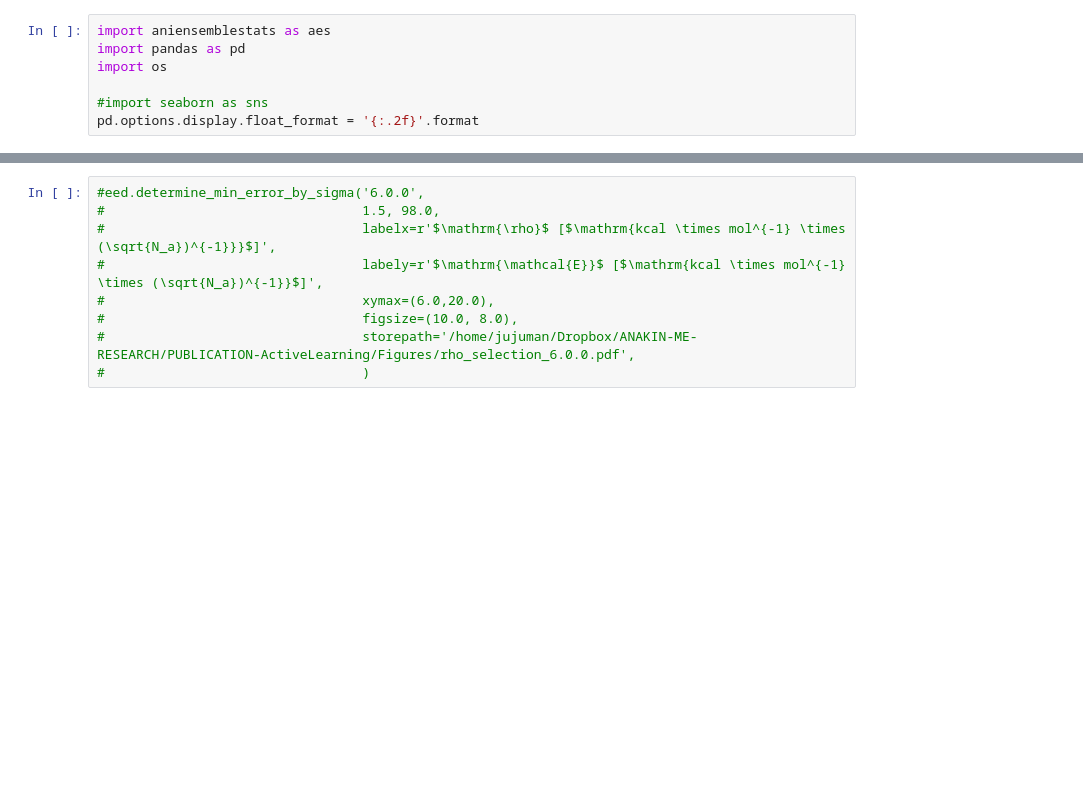
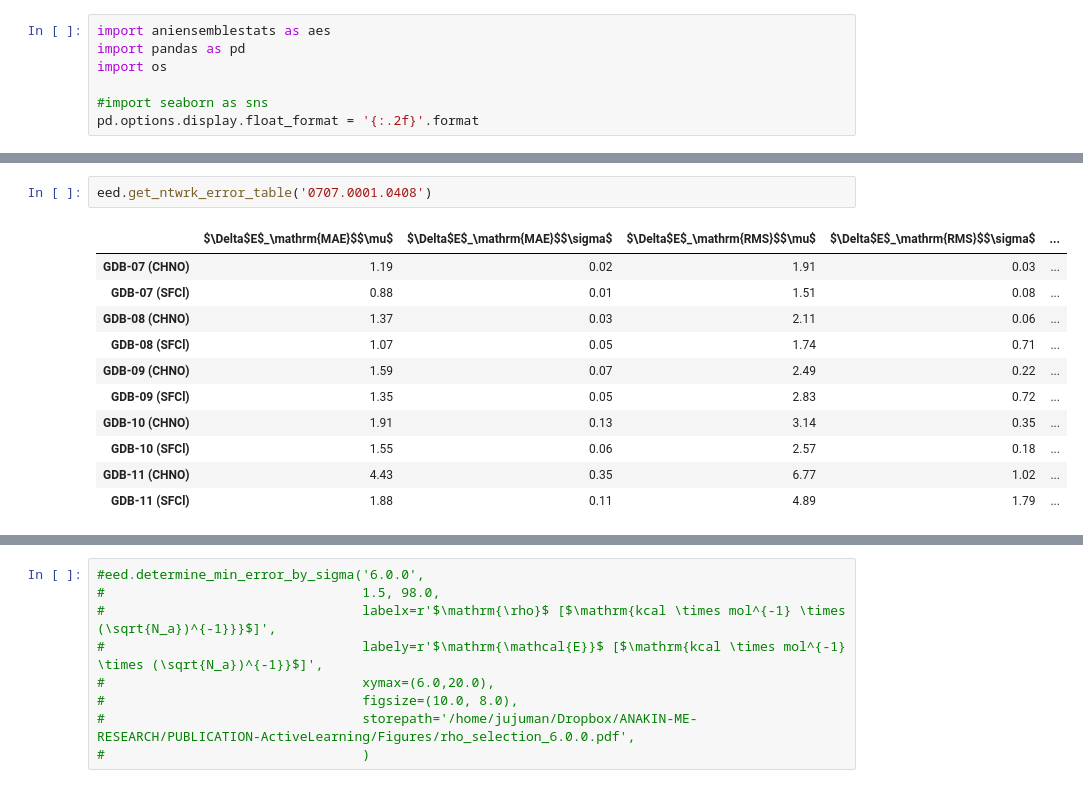
Before and after one commit to Jussmith01/ANI-Tools, a Jupyter notebook: notebooks/evaluate_tsdata.ipynb, the cells around one changed output, grey strips where cells are left out. Cells and saved outputs as stored; diff of their text form; blank space fills up the shorter version.

```diff
--- a/notebooks/evaluate_tsdata.ipynb
+++ b/notebooks/evaluate_tsdata.ipynb
@@ -90,0 +80,14 @@ eed.get_totalerror_table()
+# %%
+eed.get_ntwrk_error_table('0707.0001.0408')
+# %% [output]
+|  | $\Delta$E$_\mathrm{MAE}$$\mu$ | $\Delta$E$_\mathrm{MAE}$$\sigma$ | $\Delta$E$_\mathrm{RMS}$$\mu$ | $\Delta$E$_\mathrm{RMS}$$\sigma$ | ... |
+| GDB-07 (CHNO) | 1.19 | 0.02 | 1.91 | 0.03 | ... |
+| GDB-07 (SFCl) | 0.88 | 0.01 | 1.51 | 0.08 | ... |
+| GDB-08 (CHNO) | 1.37 | 0.03 | 2.11 | 0.06 | ... |
+| GDB-08 (SFCl) | 1.07 | 0.05 | 1.74 | 0.71 | ... |
+| GDB-09 (CHNO) | 1.59 | 0.07 | 2.49 | 0.22 | ... |
+| GDB-09 (SFCl) | 1.35 | 0.05 | 2.83 | 0.72 | ... |
+| GDB-10 (CHNO) | 1.91 | 0.13 | 3.14 | 0.35 | ... |
+| GDB-10 (SFCl) | 1.55 | 0.06 | 2.57 | 0.18 | ... |
+| GDB-11 (CHNO) | 4.43 | 0.35 | 6.77 | 1.02 | ... |
+| GDB-11 (SFCl) | 1.88 | 0.11 | 4.89 | 1.79 | ... |
```
Also changed, not shown: parts of 10 cells of this notebook, 14 other files.
